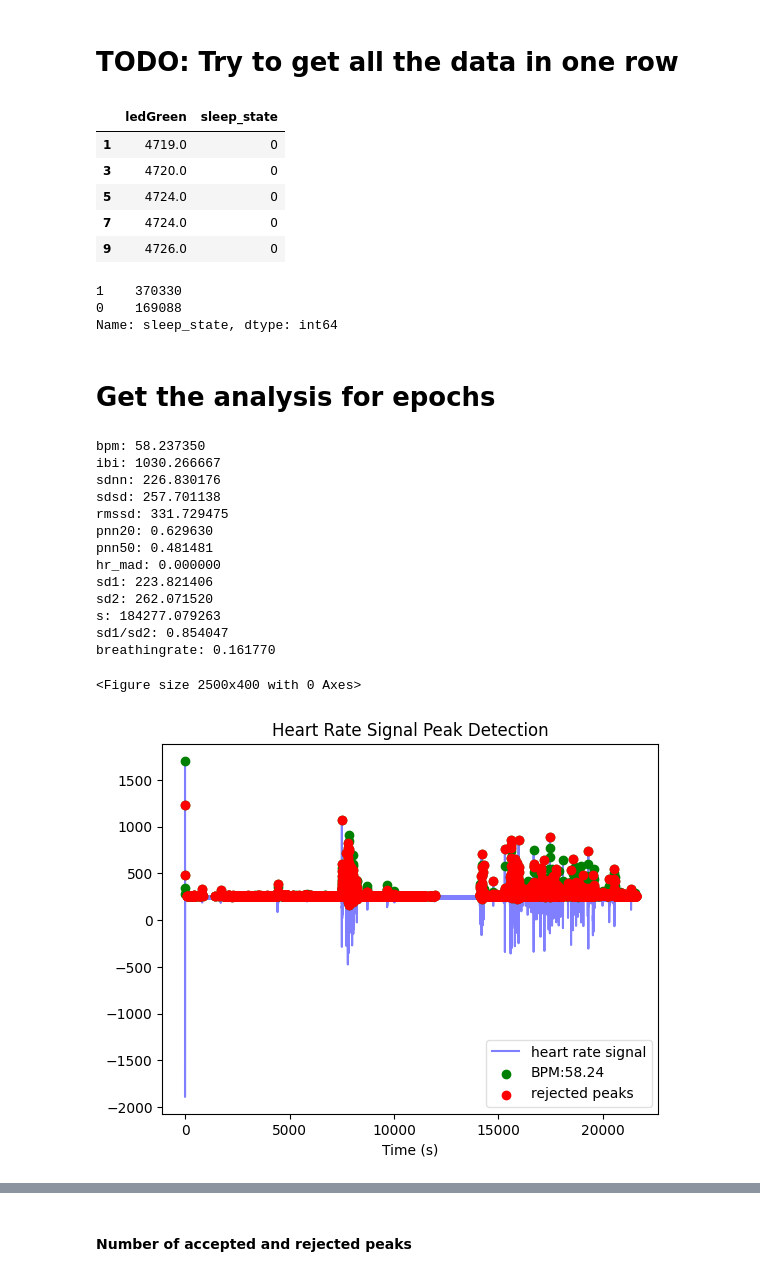
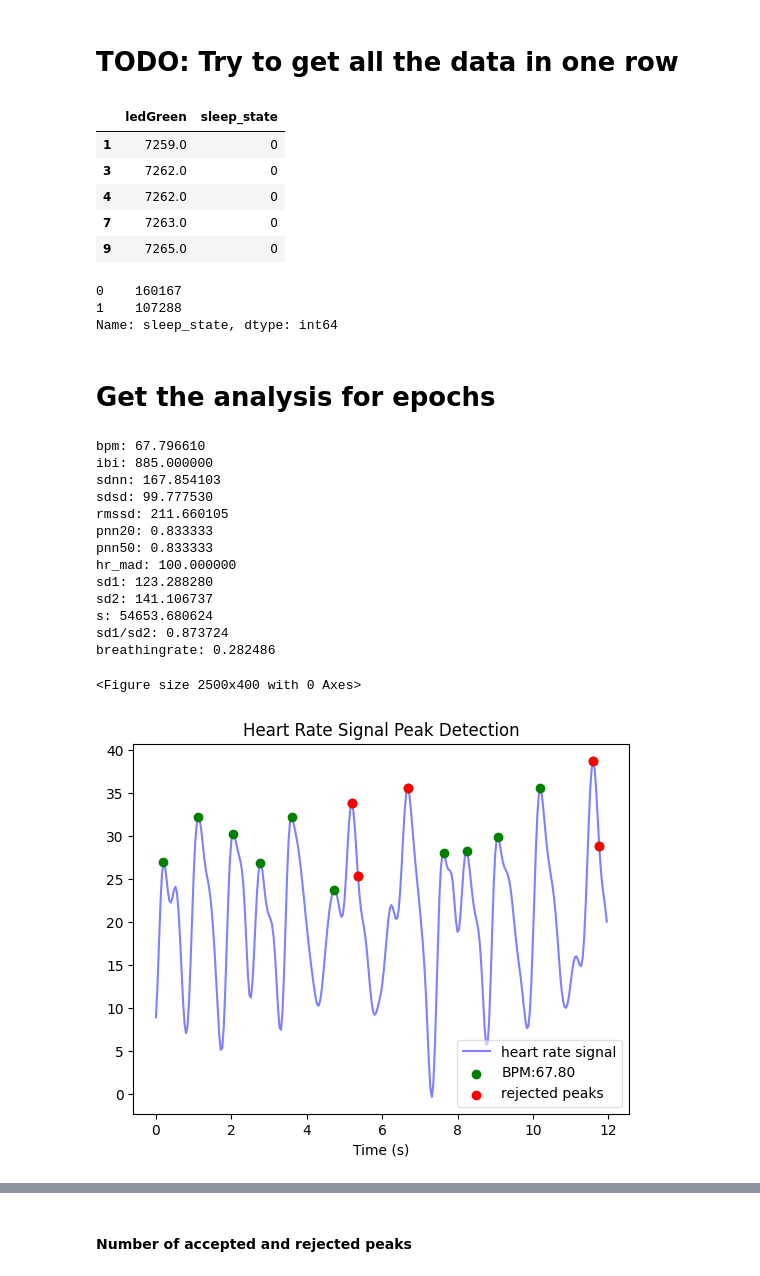
Before and after one commit to lucky-verma/Sleep-Awake-Classifiation-using-PPG, a Jupyter notebook: epoch_analysis.ipynb, the cells around one changed output, grey strips where cells are left out. Drawn from its saved outputs; the diff is of its cells as text; code cells hidden in the pictures.

```diff
--- a/epoch_analysis.ipynb
+++ b/epoch_analysis.ipynb
@@ -21,7 +21,7 @@ from sklearn.metrics import classification_report, confusion_matrix
 from sklearn.ensemble import RandomForestClassifier
 # %%
 # Read raw PPG files
-path = r'prof_data\resteaze\00000177-resteaze-sync.csv'
+path = r'prof_data\resteaze\00000192-resteaze-sync.csv'
 mdf = pd.read_csv(path, sep=',')
 mdf.head()
 # %% [output]
@@ -52,16 +52,16 @@ df["sleep_state"] = np.where(df["sleep_state"] == 0, 0, 1)
 df.head()
 # %% [output]
 |  | ledGreen | sleep_state |
-| 1 | 4719.0 | 0 |
-| 3 | 4720.0 | 0 |
-| 5 | 4724.0 | 0 |
-| 7 | 4724.0 | 0 |
-| 9 | 4726.0 | 0 |
+| 1 | 7259.0 | 0 |
+| 3 | 7262.0 | 0 |
+| 4 | 7262.0 | 0 |
+| 7 | 7263.0 | 0 |
+| 9 | 7265.0 | 0 |
 # %%
 df['sleep_state'].value_counts()
 # %% [output]
-1    370330
-0    169088
+0    160167
+1    107288
 Name: sleep_state, dtype: int64
 # %%
 from scipy.signal import butter, sosfilt, sosfreqz
@@ -106,34 +106,33 @@ df['ledGreen'] = butter_bandpass_filter(df['ledGreen'], lowcut, highcut, fs, ord
 # %%
 import heartpy as hp
 
 #run the analysis
-wd, m = hp.process(np.array(df['ledGreen']), sample_rate=25.0)
-
+wd, m = hp.process(np.array(df['ledGreen'][1800:2100]), sample_rate=25.0)
 
 #set large figure
 plt.figure(figsize=(25,4))
 
 #call plotter
 hp.plotter(wd, m)
 
 #display measures computed
 for measure in m.keys():
     print('%s: %f' %(measure, m[measure]))
 # %% [output]
-bpm: 58.237350
-ibi: 1030.266667
-sdnn: 226.830176
-sdsd: 257.701138
-rmssd: 331.729475
-pnn20: 0.629630
-pnn50: 0.481481
-hr_mad: 0.000000
-sd1: 223.821406
-sd2: 262.071520
-s: 184277.079263
-sd1/sd2: 0.854047
-breathingrate: 0.161770
+bpm: 67.796610
+ibi: 885.000000
+sdnn: 167.854103
+sdsd: 99.777530
+rmssd: 211.660105
+pnn20: 0.833333
+pnn50: 0.833333
+hr_mad: 100.000000
+sd1: 123.288280
+sd2: 141.106737
+s: 54653.680624
+sd1/sd2: 0.873724
+breathingrate: 0.282486
 <Figure size 2500x400 with 0 Axes>
-[figure, old version]
+[figure, new version]
 # %%
 #run the segmented analysis
```
Also changed, not shown: parts of 11 cells of this notebook, 59 other files.
